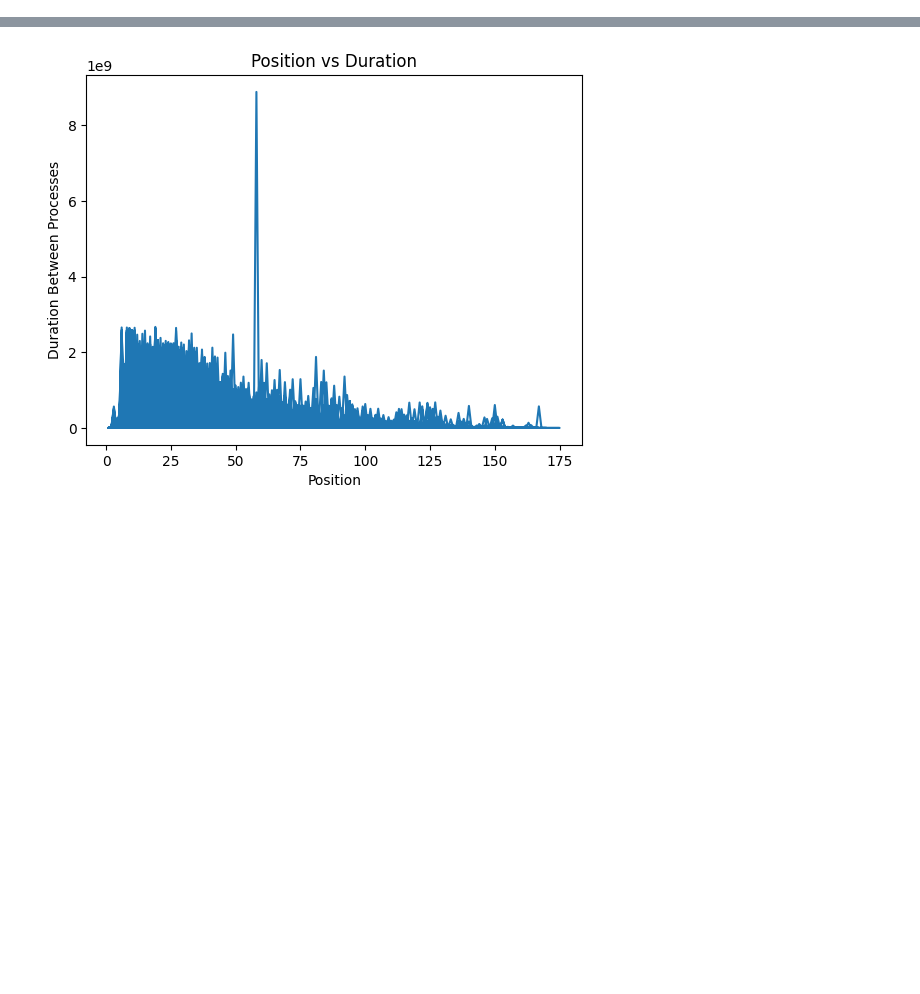
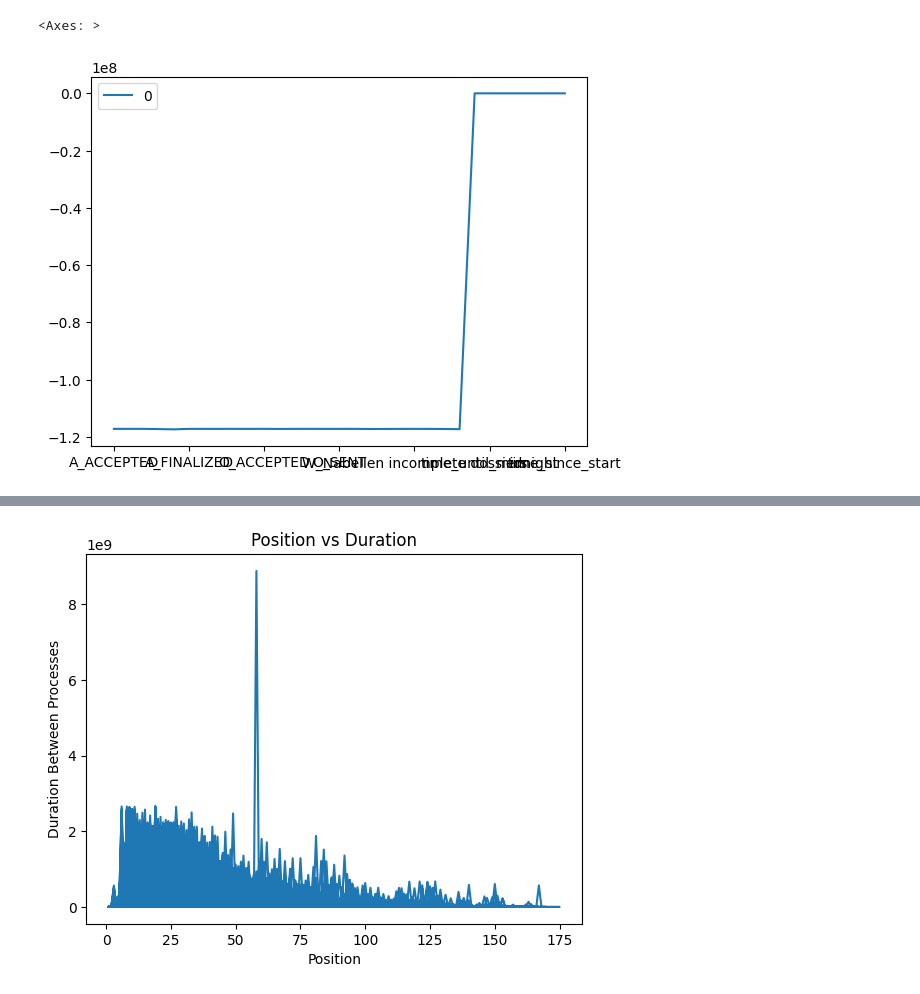
Before and after one commit to BrendGroen/2IOI0-Group-22, a Jupyter notebook: timeseries.ipynb, the cells around one changed output, grey strips where cells are left out. Drawn from its saved outputs; the diff is of its cells as text; code cells hidden in the pictures; blank space fills up the shorter version.

```diff
--- a/timeseries.ipynb
+++ b/timeseries.ipynb
@@ -121,0 +160,2 @@ df
+# %%
+df["time_elapsed_since_previous_event"] = df["time_elapsed_since_previous_event"].fillna(0)
@@ -121,0 +224,37 @@ df
+# %%
+from sklearn.model_selection import train_test_split
+
+X = df_linear_regression[['A_ACCEPTED', 'A_ACTIVATED', 'A_APPROVED', 'A_CANCELLED', 'A_DECLINED',
+       'A_FINALIZED', 'A_PARTLYSUBMITTED', 'A_PREACCEPTED', 'A_REGISTERED',
+       'A_SUBMITTED', 'O_ACCEPTED', 'O_CANCELLED', 'O_CREATED', 'O_DECLINED',
+       'O_SELECTED', 'O_SENT', 'O_SENT_BACK', 'W_Afhandelen leads',
+       'W_Beoordelen fraude', 'W_Completeren aanvraag',
+       'W_Nabellen incomplete dossiers', 'W_Nabellen offertes',
+       'W_Valideren aanvraag', 'W_Wijzigen contractgegevens', 'position',
+       'time_until_midnight', 'month', 'day',
+       'time_elapsed_since_previous_event', 'case:AMOUNT_REQ',
+       'time_since_start']]
+y = df_linear_regression["next_timestamp_hours"]
+
+extra_var = df_linear_regression[["position", 'A_ACCEPTED', 'A_ACTIVATED', 'A_APPROVED', 'A_CANCELLED', 'A_DECLINED',
+       'A_FINALIZED', 'A_PARTLYSUBMITTED', 'A_PREACCEPTED', 'A_REGISTERED',
+       'A_SUBMITTED', 'O_ACCEPTED', 'O_CANCELLED', 'O_CREATED', 'O_DECLINED',
+       'O_SELECTED', 'O_SENT', 'O_SENT_BACK', 'W_Afhandelen leads',
+       'W_Beoordelen fraude', 'W_Completeren aanvraag',
+       'W_Nabellen incomplete dossiers', 'W_Nabellen offertes',
+       'W_Valideren aanvraag', 'W_Wijzigen contractgegevens']]
+
+# Split the data into training and testing sets (80% train, 20% test)
+X_train, X_test, y_train, y_test, extra_var_train, extra_var_test = train_test_split(X, y, extra_var, test_size=0.2, random_state=42)
+# %%
+from sklearn.linear_model import LinearRegression
+from sklearn.model_selection import train_test_split
+from sklearn.metrics import mean_squared_error, r2_score
+
+model = LinearRegression()
+
+
+model.fit(X_train, y_train)
+
+
+y_pred = model.predict(X_test)
@@ -121,0 +309,9 @@ df
+# %%
+feature_importances = pd.Series(model.coef_, index=X.columns)
+
+feature_importances = pd.DataFrame(feature_importances)
+
+feature_importances.plot()
+# %% [output]
+<Axes: >
+[figure, added]
```
Also changed, not shown: parts of 49 cells of this notebook.
